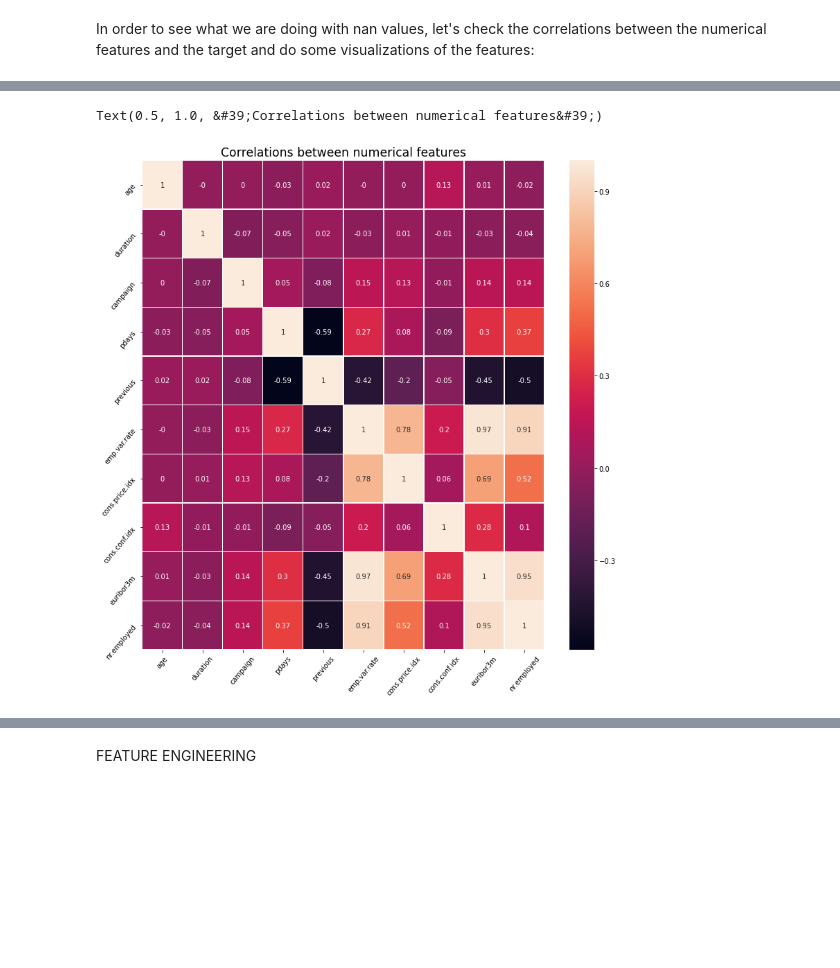
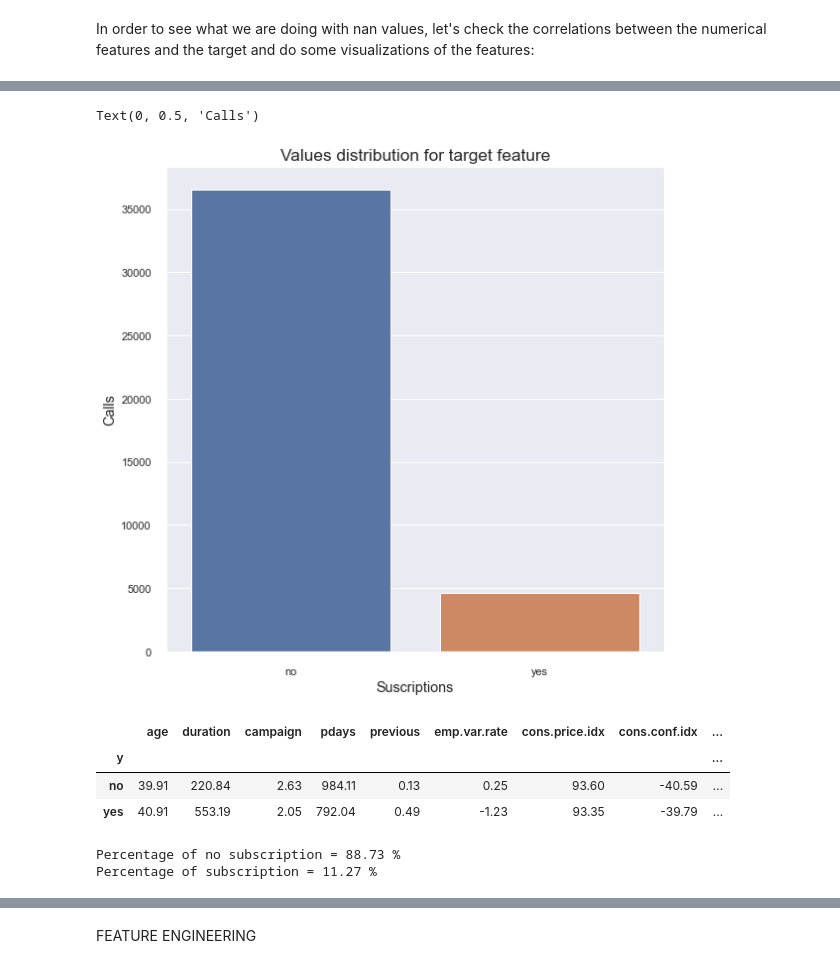
Before and after one commit to 5percenter/Classification, a Jupyter notebook: bank_additiional_05112020/bank-additional.ipynb, the cells around one changed output, grey strips where cells are left out. Saved outputs shown, nothing was run; the diff lists cells and outputs as text; code cells hidden in the pictures; blank space fills up the shorter version.

```diff
--- a/bank_additiional_05112020/bank-additional.ipynb
+++ b/bank_additiional_05112020/bank-additional.ipynb
@@ -225,12 +220,27 @@ correlations.iloc[0:19]
-# %%
-plt.figure(figsize=[13,13])
-
-sns.heatmap(correlations, annot=True, linewidths=0.5)
-
-plt.yticks(rotation=50)
-plt.xticks(rotation=50)
-
-plt.title('Correlations between numerical features', size='xx-large')
-# %% [output]
-Text(0.5, 1.0, &#39;Correlations between numerical features&#39;)
-[figure, removed]
+# %%
+plt.figure(figsize=(9,9))
+plt.title('Values distribution for target feature', size='xx-large')
+sns.countplot(x='y', data=data)
+plt.xlabel('Suscriptions', size='x-large')
+plt.ylabel('Calls', size='x-large')
+# %% [output]
+Text(0, 0.5, 'Calls')
+[figure, added]
+# %%
+round(data.groupby(by='y').mean(), 2)
+# %% [output]
+|  | age | duration | campaign | pdays | previous | emp.var.rate | cons.price.idx | cons.conf.idx | ... |
+| y |  |  |  |  |  |  |  |  | ... |
+| no | 39.91 | 220.84 | 2.63 | 984.11 | 0.13 | 0.25 | 93.60 | -40.59 | ... |
+| yes | 40.91 | 553.19 | 2.05 | 792.04 | 0.49 | -1.23 | 93.35 | -39.79 | ... |
+# %%
+no = data.y.value_counts()[0]
+yes = data.y.value_counts()[1]
+
+pct_yes = round(yes/(no + yes)*100, 2)
+pct_no = round(no/(no + yes)*100, 2)
+
+print('Percentage of no subscription = {} %\nPercentage of subscription = {} %'.format(pct_no, pct_yes))
+# %% [output]
+Percentage of no subscription = 88.73 %
+Percentage of subscription = 11.27 %
```
Also changed, not shown: parts of 54 cells of this notebook, 1 other file.
